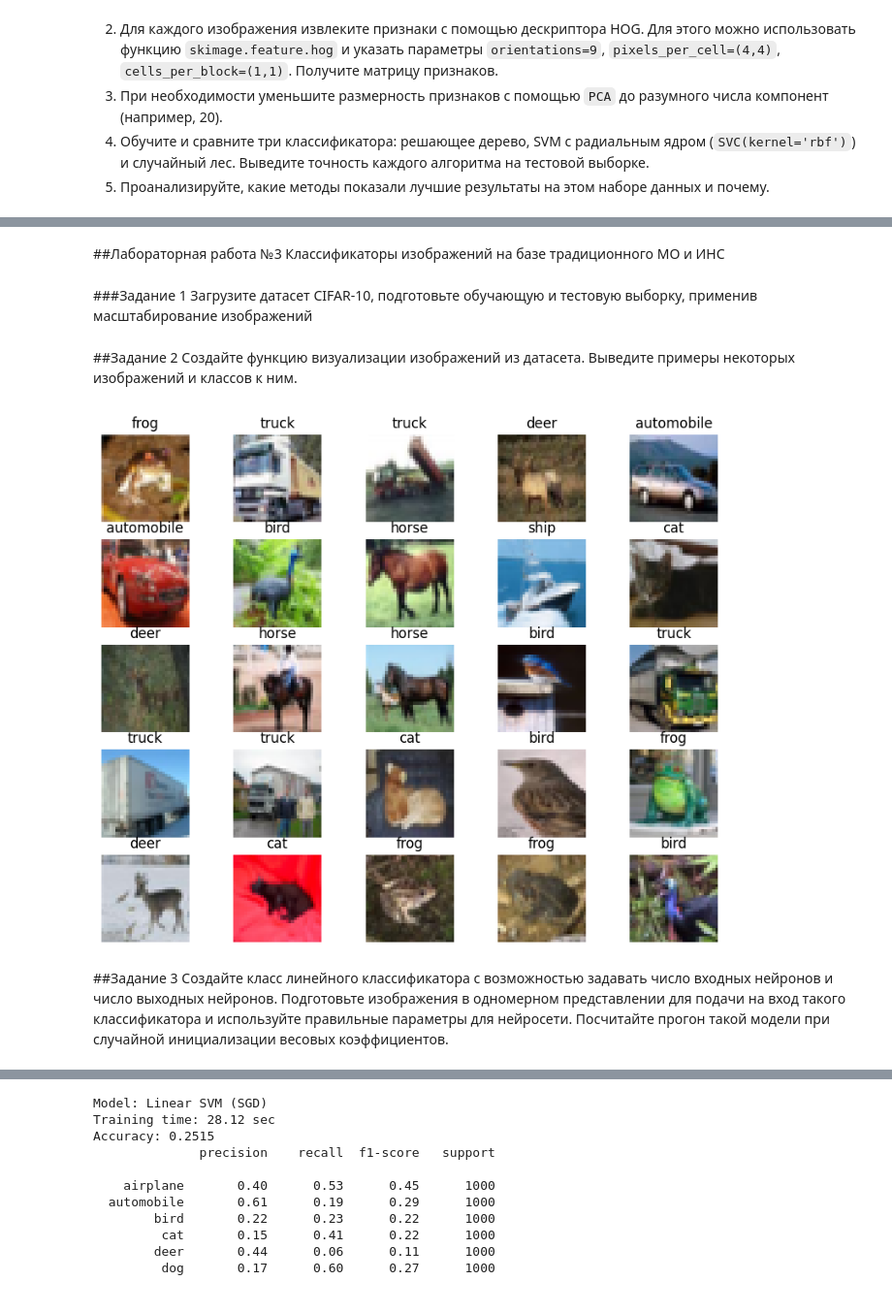
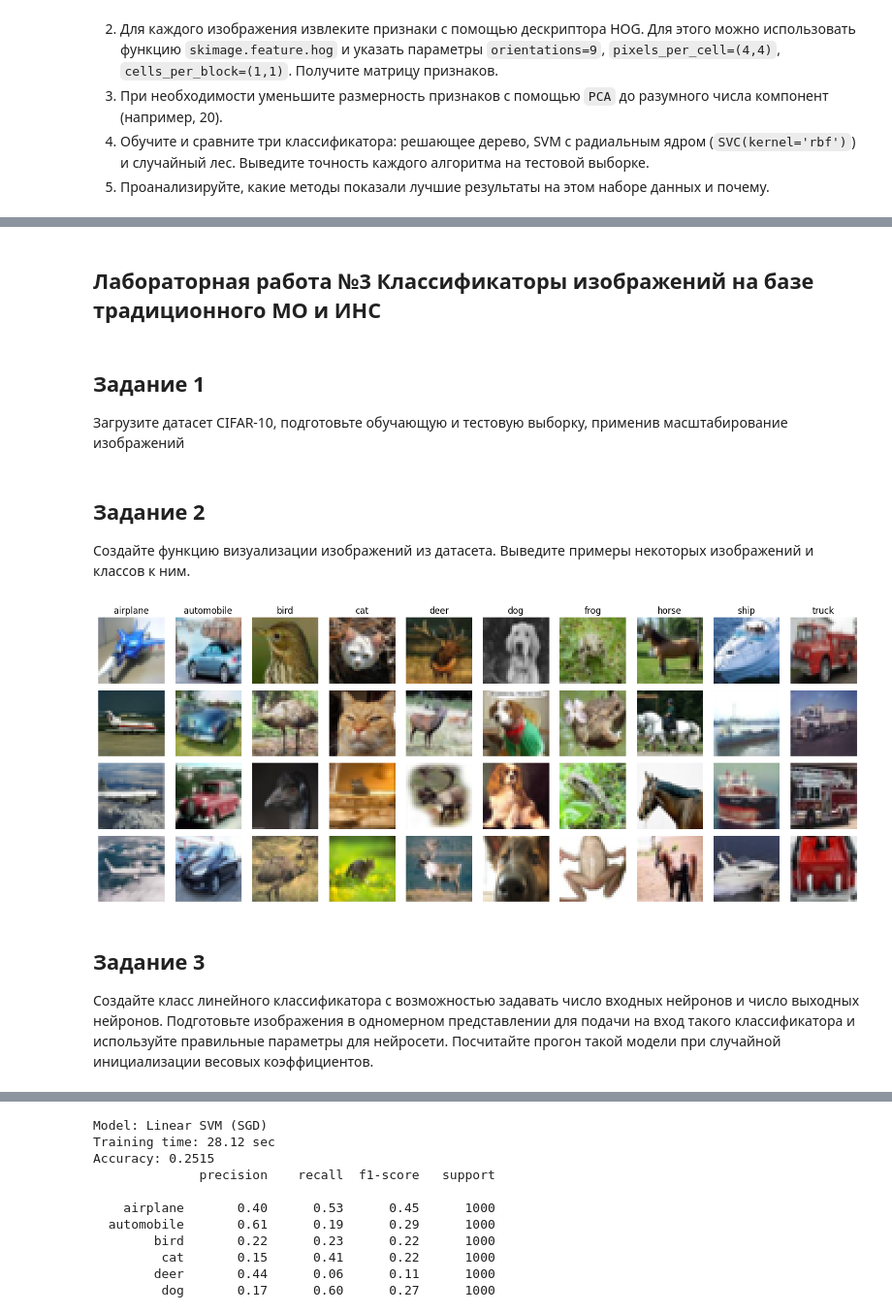
Before and after one commit to Ackrome/FU, a Jupyter notebook: Course_3/CV/Lab_3_Image_Classification_tasks.ipynb, the cells around one changed output, grey strips where cells are left out. Shown at 97% size. Saved outputs shown, nothing was run; the diff lists cells and outputs as text; code cells hidden in the pictures.

Commit message:
graphs and so on

```diff
--- a/Course_3/CV/Lab_3_Image_Classification_tasks.ipynb
+++ b/Course_3/CV/Lab_3_Image_Classification_tasks.ipynb
@@ -104,24 +148,51 @@ labels = []
 # %% [markdown]
-##Лабораторная работа №3 Классификаторы изображений на базе традиционного МО и ИНС
+## Лабораторная работа №3 Классификаторы изображений на базе традиционного МО и ИНС
 # %% [markdown]
-###Задание 1
+## Задание 1
 Загрузите датасет CIFAR-10, подготовьте обучающую и тестовую выборку, применив масштабирование изображений
 # %%
-# Лабораторная работа 3: Линейные классификаторы изображений
-# Импорт библиотек
-!pip install -q matplotlib
-import numpy as np
-import matplotlib.pyplot as plt
-from sklearn.datasets import load_sample_image
-from sklearn.model_selection import train_test_split
-from tensorflow.keras.datasets import cifar10
+train_dataset = datasets.CIFAR10(root='./data', train=True, download=True)
+test_dataset = datasets.CIFAR10(root='./data', train=False, download=True)
+
+cifar_classes =['airplane', 'automobile', 'bird', 'cat', 'deer', 'dog', 'frog', 'horse', 'ship', 'truck']
+
+X_train_cifar = train_dataset.data.astype(np.float32) / 255.0
+y_train_cifar = np.array(train_dataset.targets)
+
+X_test_cifar = test_dataset.data.astype(np.float32) / 255.0
+y_test_cifar = np.array(test_dataset.targets)
 # %% [markdown]
-##Задание 2
+## Задание 2
 Создайте функцию визуализации изображений из датасета. Выведите примеры некоторых изображений и классов к ним.
 # %%
+def visualize_cifar_samples(X: np.ndarray, y: np.ndarray, classes: List[str], samples_per_class: int = 4):
+    num_classes = len(classes)
+    fig, axes = plt.subplots(samples_per_class, num_classes, figsize=(15, 6))
+
+    for y_idx, cls_name in enumerate(classes):
+        idxs = np.flatnonzero(y == y_idx)
+        idxs = np.random.choice(idxs, samples_per_class, replace=False)
+
+        for i, idx in enumerate(idxs):
+            ax = axes[i, y_idx]
+            ax.imshow(X[idx])
+            ax.axis('off')
+            if i == 0:
+                ax.set_title(cls_name)
+
+    plt.tight_layout()
+    plt.show()
+
+visualize_cifar_samples(X_train_cifar, y_train_cifar, cifar_classes)
+
+X_train_flat = X_train_cifar.reshape(X_train_cifar.shape[0], -1)
+X_test_flat = X_test_cifar.reshape(X_test_cifar.shape[0], -1)
+
+X_train_flat = np.hstack([X_train_flat, np.ones((X_train_flat.shape[0], 1))])
+X_test_flat = np.hstack([X_test_flat, np.ones((X_test_flat.shape[0], 1))])
 # %% [output]
-[figure, old version]
+[figure, new version]
 # %% [markdown]
-##Задание 3
+## Задание 3
 Создайте класс линейного классификатора с возможностью задавать число входных нейронов и число выходных нейронов. Подготовьте изображения в одномерном представлении для подачи на вход такого классификатора и используйте правильные параметры для нейросети. Посчитайте прогон такой модели при случайной инициализации весовых коэффициентов.
 # %%
```
Also changed, not shown: parts of 27 cells of this notebook, 11 other files.
